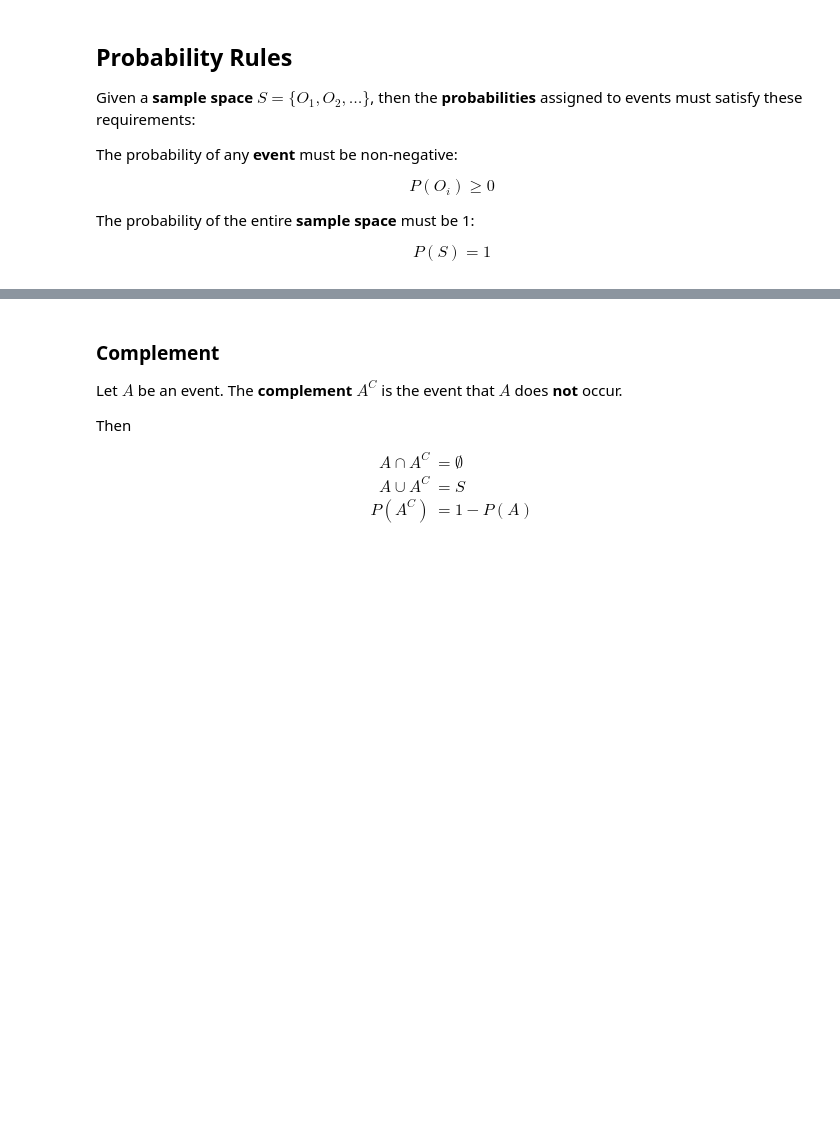
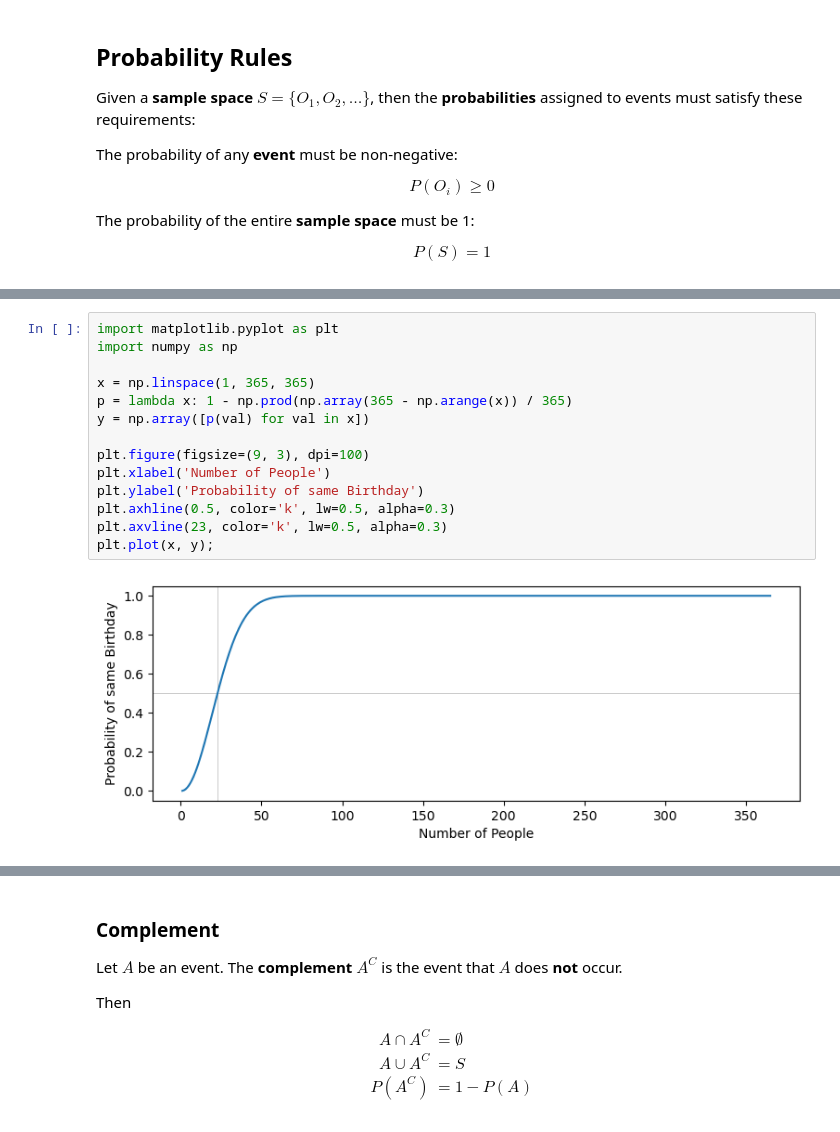
Before and after one commit to thomd/math, a Jupyter notebook: statistics.ipynb, the cells around one changed output, grey strips where cells are left out. Drawn from its saved outputs; the diff is of its cells as text; blank space fills up the shorter version.

Commit message:
birthday problem

```diff
--- a/statistics.ipynb
+++ b/statistics.ipynb
@@ -626,0 +653,16 @@ hence $A$ and $B$ are **dependent** events.
+# %%
+import matplotlib.pyplot as plt
+import numpy as np
+
+x = np.linspace(1, 365, 365)
+p = lambda x: 1 - np.prod(np.array(365 - np.arange(x)) / 365)
+y = np.array([p(val) for val in x])
+
+plt.figure(figsize=(9, 3), dpi=100)
+plt.xlabel('Number of People')
+plt.ylabel('Probability of same Birthday')
+plt.axhline(0.5, color='k', lw=0.5, alpha=0.3)
+plt.axvline(23, color='k', lw=0.5, alpha=0.3)
+plt.plot(x, y);
+# %% [output]
+[figure, added]
```
Also changed, not shown: parts of 3 cells of this notebook.
